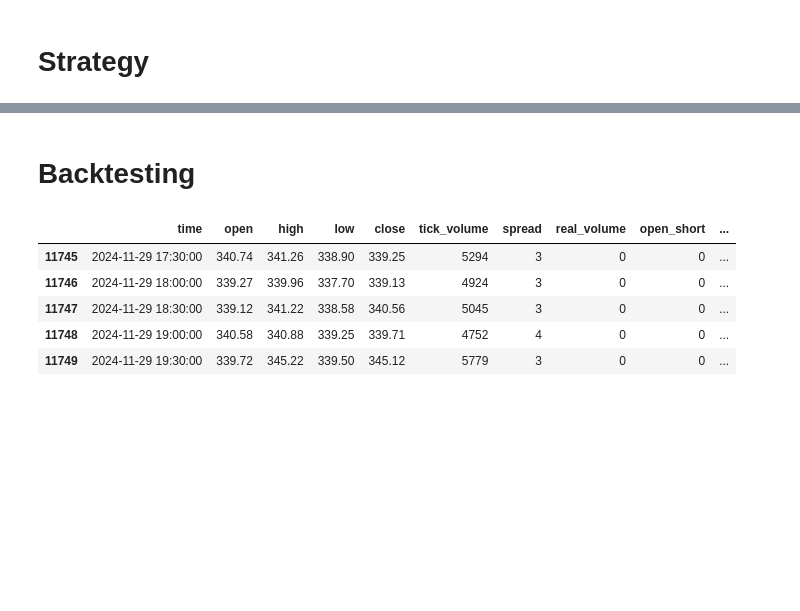
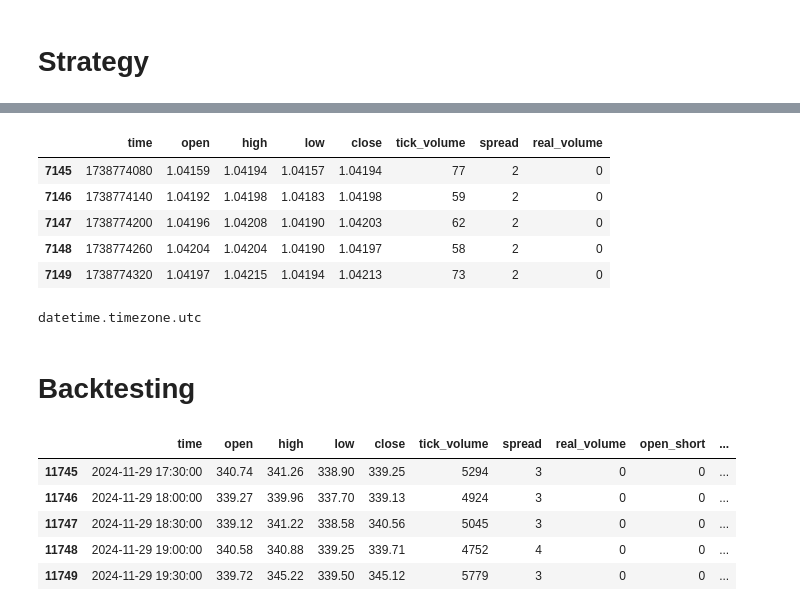
Before and after one commit to kgudalewski/trading, a Jupyter notebook: trading_bot.ipynb, the cells around one changed output, grey strips where cells are left out. Cells and saved outputs as stored; diff of their text form; code cells hidden in the pictures; blank space fills up the shorter version.

```diff
--- a/trading_bot.ipynb
+++ b/trading_bot.ipynb
@@ -333,3 +328,19 @@ for i in iterations:
+# %%
+pytz.timezone("Etc/UTC")
+df = pd.DataFrame(mt5.copy_rates_range(ticker, mt5.TIMEFRAME_M1, datetime.now(tzinfo=pytz.timezone("Etc/UTC")) - timedelta(days=7), datetime.now(tzinfo=pytz.timezone("Etc/UTC"))))
+df.tail()
+# %% [output]
+|  | time | open | high | low | close | tick_volume | spread | real_volume |
+| 7145 | 1738774080 | 1.04159 | 1.04194 | 1.04157 | 1.04194 | 77 | 2 | 0 |
+| 7146 | 1738774140 | 1.04192 | 1.04198 | 1.04183 | 1.04198 | 59 | 2 | 0 |
+| 7147 | 1738774200 | 1.04196 | 1.04208 | 1.04190 | 1.04203 | 62 | 2 | 0 |
+| 7148 | 1738774260 | 1.04204 | 1.04204 | 1.04190 | 1.04197 | 58 | 2 | 0 |
+| 7149 | 1738774320 | 1.04197 | 1.04215 | 1.04194 | 1.04213 | 73 | 2 | 0 |
+# %%
+datetime.now(timezone.utc).tzinfo
+# pytz.timezone("Etc/UTC")
+# %% [output]
+datetime.timezone.utc
 # %% [markdown]
 # Backtesting
 # %%
```
Also changed, not shown: parts of 6 cells of this notebook.
